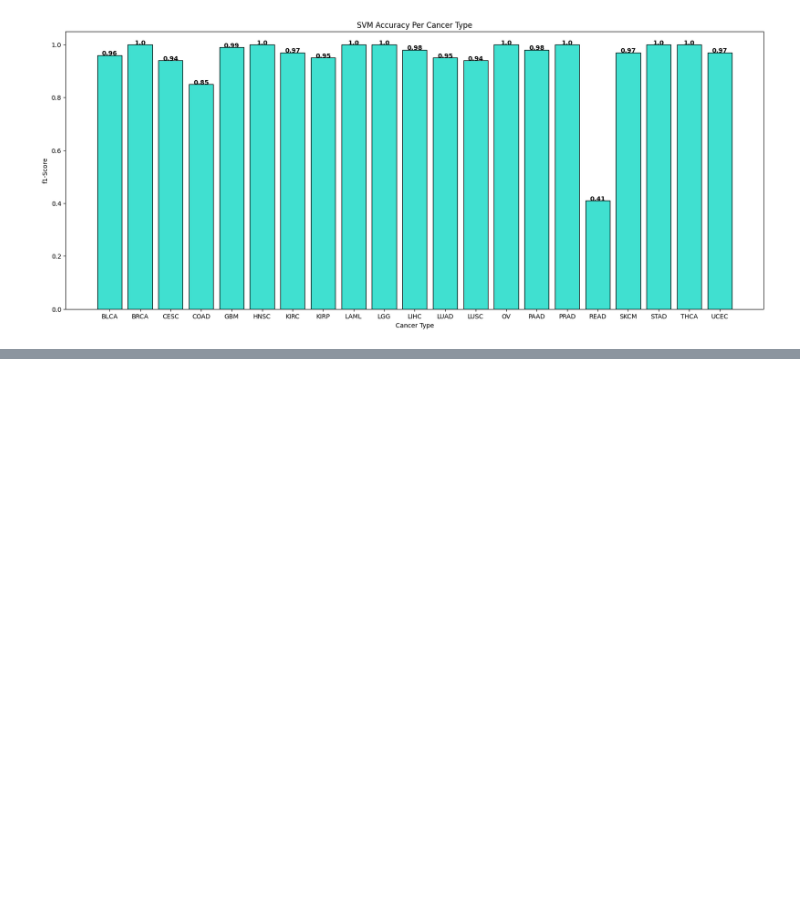
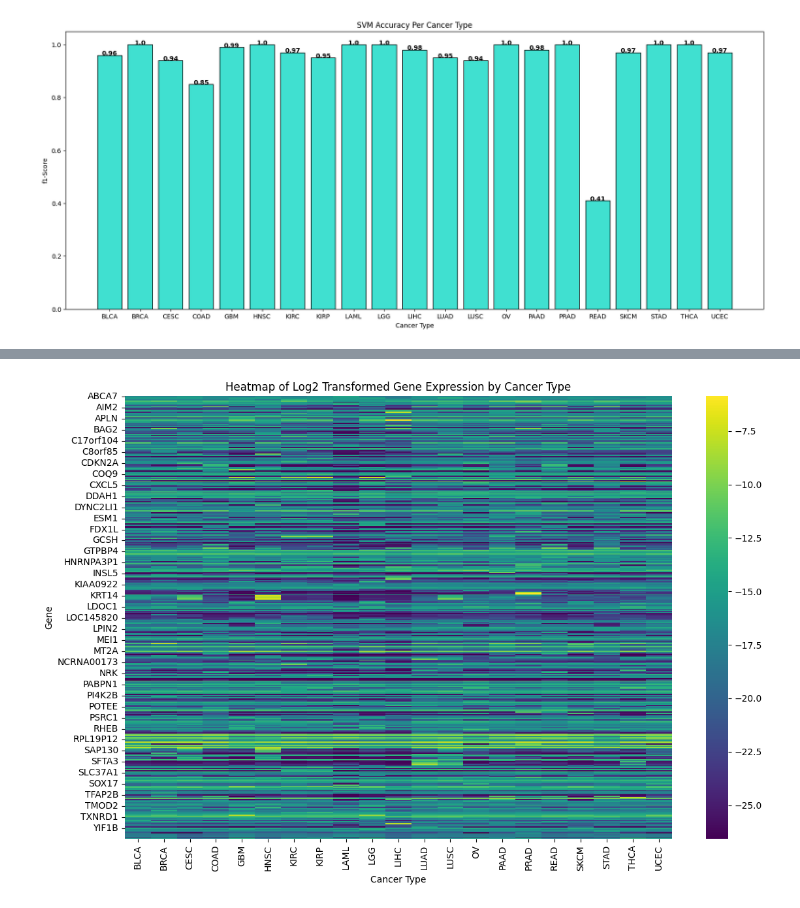
Before and after one commit to ngirmay/Tissue-of-origin, a Jupyter notebook: tissue_oo.ipynb, the cells around one changed output, grey strips where cells are left out. Cells and saved outputs as stored; diff of their text form; code cells hidden in the pictures; blank space fills up the shorter version.

```diff
--- a/tissue_oo.ipynb
+++ b/tissue_oo.ipynb
@@ -134,0 +229,47 @@ plt.show()
+# %%
+# Set the directory where your files are located
+directory = "/Users/ngirmay/Downloads/"
+file_pattern = "exp_seq"
+cancer_type_list = ["BLCA","BRCA","CESC","COAD","GBM","HNSC","KIRC","KIRP","LAML","LGG","LIHC","LUAD","LUSC","OV","PAAD","PRAD","READ","SKCM","STAD","THCA","UCEC"]
+
+# Load gene list
+gene_list = []
+gene_file = os.path.join(directory, "genes.txt")
+with open(gene_file, 'r') as f:
+    gene_list = [line.strip() for line in f]
+
+# Process data for each cancer type and create a DataFrame for the heatmap
+heatmap_data_list = []
+
+for cancer_type in cancer_type_list:
+    file_path = os.path.join(directory, f"{file_pattern}.{cancer_type}-US.tsv.gz")
+    if os.path.exists(file_path):
+        # Read the data directly from the compressed file
+        df = pd.read_csv(file_path, compression='gzip', sep='\t')
+        # Filter by gene_list if needed
+        df = df[df['gene_id'].isin(gene_list)]
+        # Log2 transform and aggregate data
+        df['log2_count'] = np.log2(df['normalized_read_count'].clip(lower=0.00000001))
+        # Aggregate by gene
+        gene_agg = df.groupby('gene_id')['log2_count'].mean().to_frame(name=cancer_type)
+        heatmap_data_list.append(gene_agg)
+
+# Combine all the aggregated data
+heatmap_df = pd.concat(heatmap_data_list, axis=1)
+
+# Generate the heatmap
+plt.figure(figsize=(12, 8))
+sns.heatmap(heatmap_df, cmap="viridis")
+plt.title('Heatmap of Log2 Transformed Gene Expression by Cancer Type')
+plt.xlabel('Cancer Type')
+plt.ylabel('Gene')
+plt.tight_layout()
+
+# Save figure
+output_file = '/Users/ngirmay/Documents/GitHub/Bioinformatics/heatmap_all_cancer_types.png'
+plt.savefig(output_file, dpi=300)
+
+# Display Plot
+plt.show()
+# %% [output]
+[figure, added]
```
Also changed, not shown: parts of 7 cells of this notebook.
